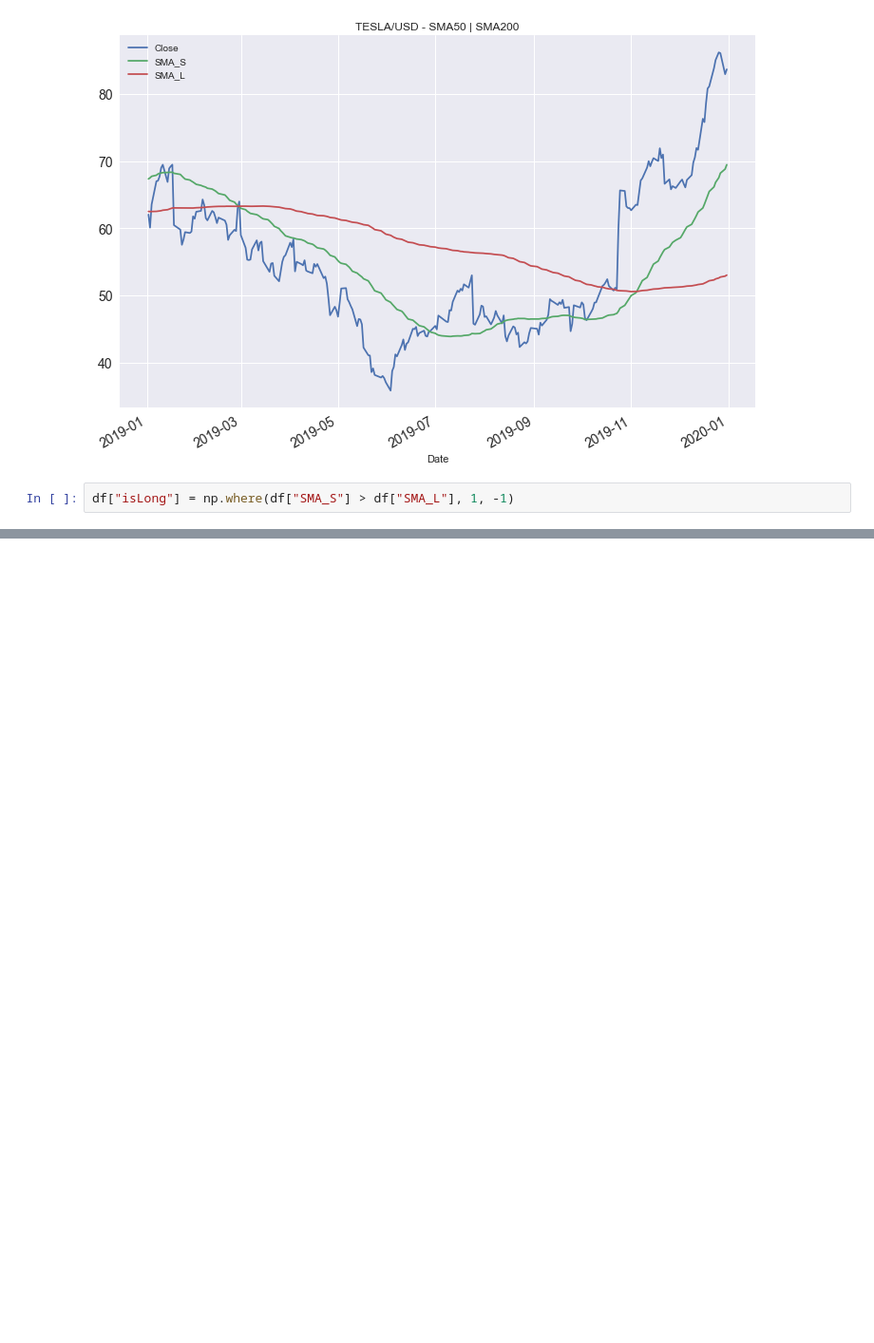
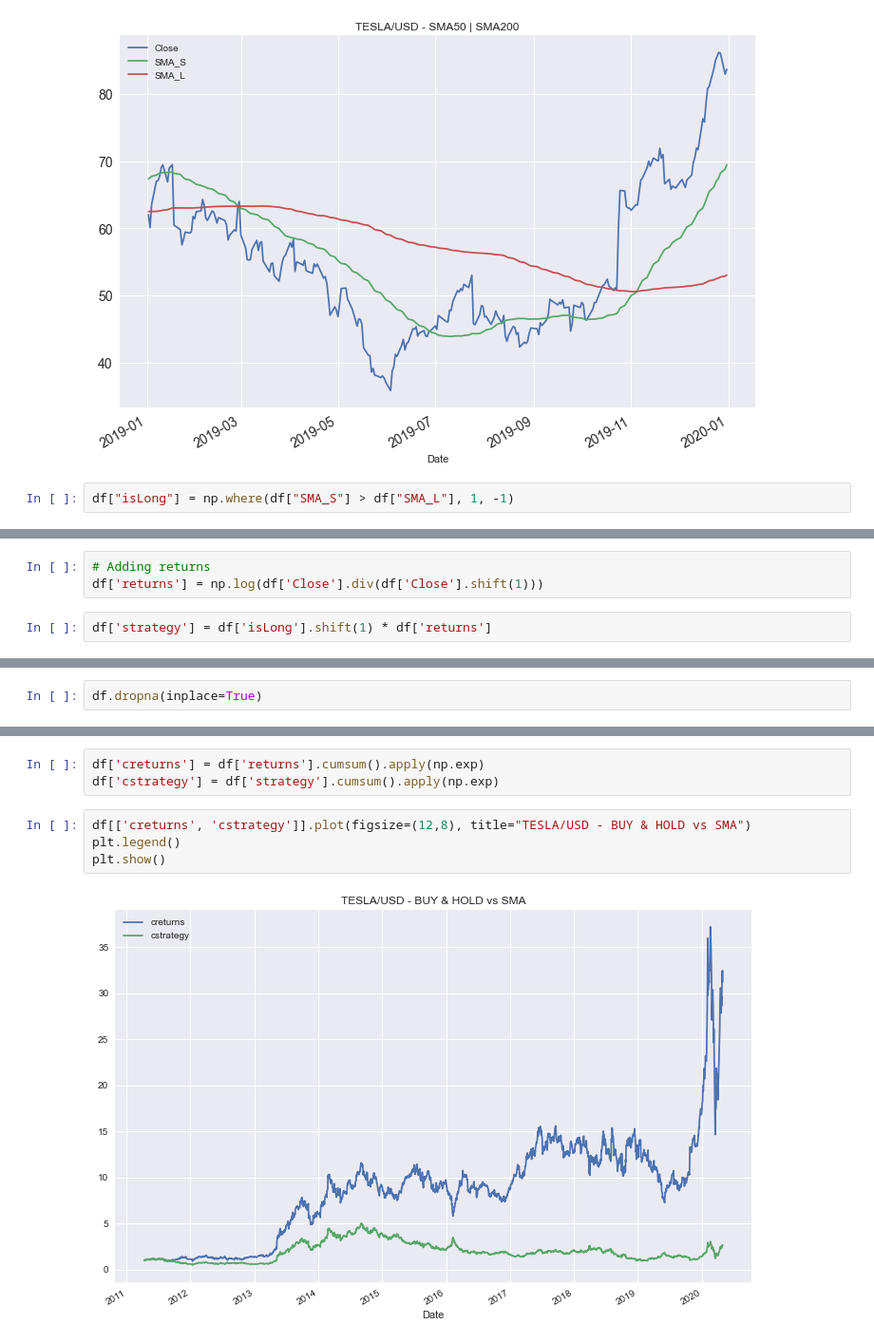
Before and after one commit to AhsanVirani/AlgoTrading, a Jupyter notebook: sma_strategy.ipynb, the cells around one changed output, grey strips where cells are left out. Shown at 95% size. Cells and saved outputs as stored; diff of their text form; blank space fills up the shorter version.

Commit message:
Strategy 1

```diff
--- a/sma_strategy.ipynb
+++ b/sma_strategy.ipynb
@@ -59,0 +62,5 @@ df["isLong"] = np.where(df["SMA_S"] > df["SMA_L"], 1, -1)
+# %%
+# Adding returns
+df['returns'] = np.log(df['Close'].div(df['Close'].shift(1)))
+# %%
+df['strategy'] = df['isLong'].shift(1) * df['returns']
@@ -59,0 +84,2 @@ df["isLong"] = np.where(df["SMA_S"] > df["SMA_L"], 1, -1)
+# %%
+df.dropna(inplace=True)
@@ -59,0 +116,9 @@ df["isLong"] = np.where(df["SMA_S"] > df["SMA_L"], 1, -1)
+# %%
+df['creturns'] = df['returns'].cumsum().apply(np.exp)
+df['cstrategy'] = df['strategy'].cumsum().apply(np.exp)
+# %%
+df[['creturns', 'cstrategy']].plot(figsize=(12,8), title="TESLA/USD - BUY & HOLD vs SMA")
+plt.legend()
+plt.show()
+# %% [output]
+[figure, added]
```
Also changed, not shown: parts of 10 cells of this notebook, 17 other files.
